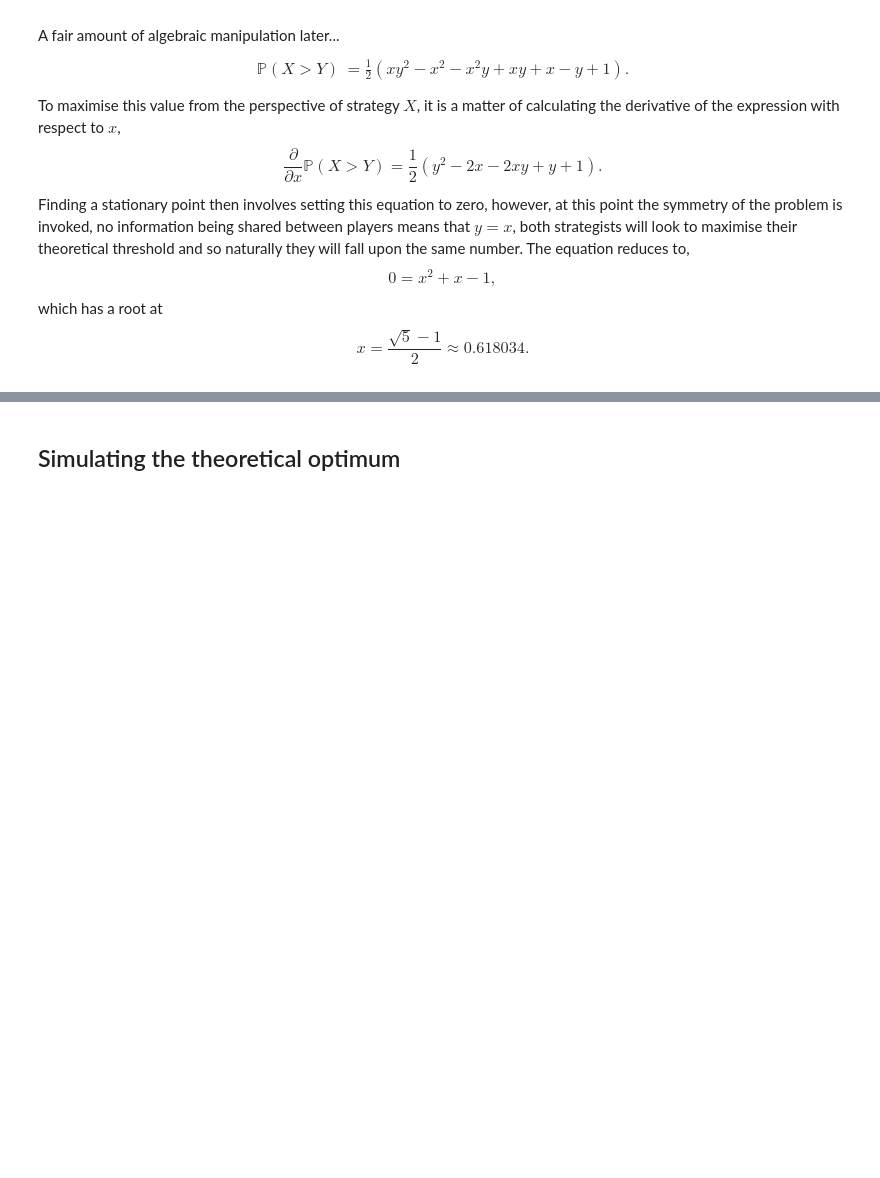
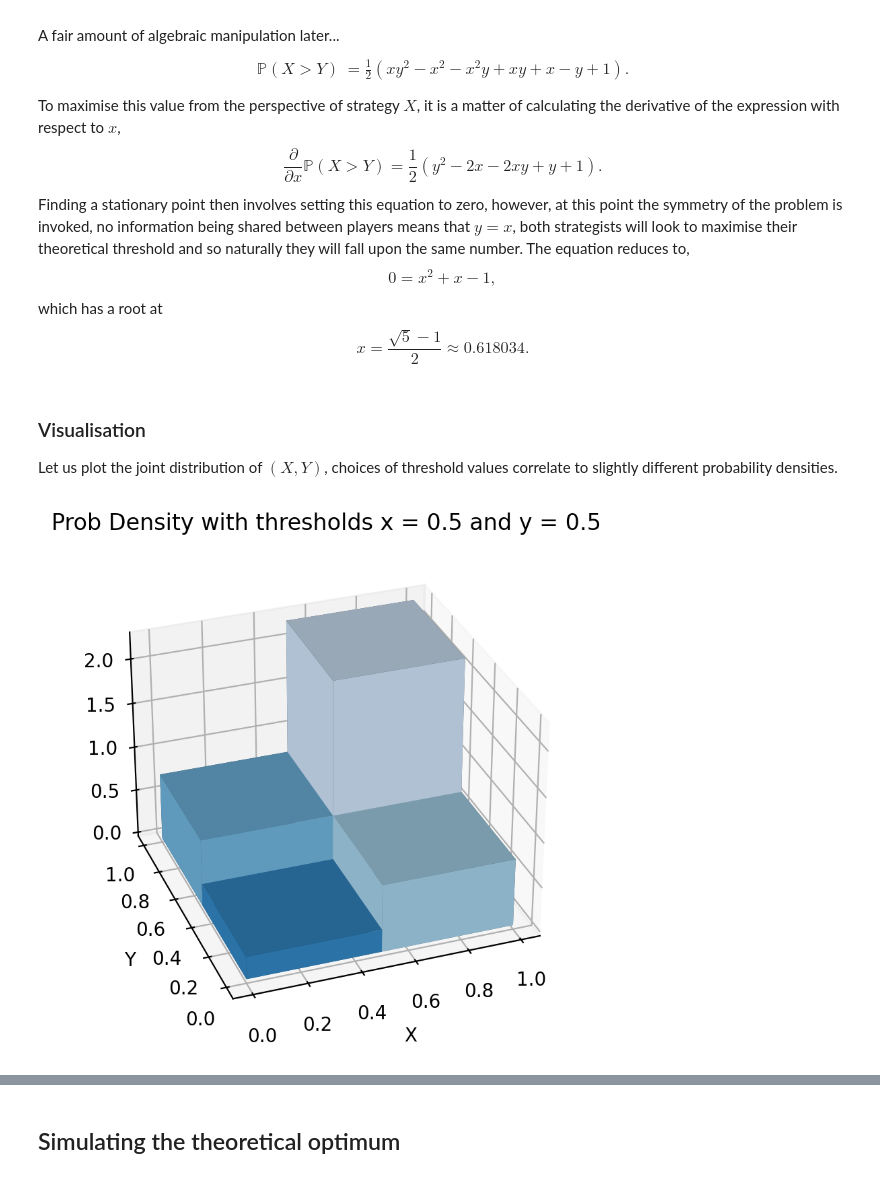
Before and after one commit to MoeK-S/ProbabilityNotes, a Jupyter notebook: Limitations_of_Expectation.ipynb, the cells around one changed output, grey strips where cells are left out. Saved outputs shown, nothing was run; the diff lists cells and outputs as text; code cells hidden in the pictures; blank space fills up the shorter version.

Commit message:
added visualisations to notes, needs matplotlib to run

```diff
--- a/Limitations_of_Expectation.ipynb
+++ b/Limitations_of_Expectation.ipynb
@@ -123,3 +126,47 @@ $$ \frac{\partial }{\partial x} \mathbb{P}(X > Y)= \frac{1}{2} (y^2 - 2x - 2xy +
 Finding a stationary point then involves setting this equation to zero, however, at this point the symmetry of the problem is invoked, no information being shared between players means that $y = x$, both strategists will look to maximise their theoretical threshold and so naturally they will fall upon the same number. The equation reduces to,
 $$ 0 = x^2 + x - 1, $$
 which has a root at $$ x = \frac{\sqrt{5} - 1}{2} \approx 0.618034.$$
+# %% [markdown]
+### Visualisation
+
+Let us plot the joint distribution of $(X, Y)$, choices of threshold values correlate to slightly different probability densities.
+# %%
+import matplotlib.pyplot as plt
+import numpy as np
+from matplotlib.patches import Polygon
+from matplotlib.patches import Circle, PathPatch
+import mpl_toolkits.mplot3d.art3d as art3d
+import matplotlib as mpl
+%matplotlib inline
+
+def visualise_joint_probability(xthreshold, ythreshold):
+    fig = plt.figure()
+    axis = fig.add_subplot(projection = '3d')
+
+    x = xthreshold
+    y = ythreshold
+
+    xcoord = [0, 0, x, x ]
+    ycoord = [0, y, 0, y ]
+    widthx = [x, x, 1-x, 1-x]
+    widthy = [ y, 1-y, y, 1-y]
+
+    bottom = [0, 0, 0, 0]
+    height = [x*y , x*(1+y), (1+x)*y, (1+x)*(1+y)]
+
+    colours = mpl.color_sequences['tab20c']
+
+    axis.bar3d(xcoord, ycoord, bottom, widthx, widthy, height, shade=True, color = colours[0:4])
+
+    axis.set_title(f'Prob Density with thresholds x = {x} and y = {y}')
+    axis.set_xlabel("X")
+    axis.set_ylabel("Y")
+
+    plt.rcParams["figure.dpi"] = 180
+    axis.view_init(azim = 250)
+    plt.show()
+
+
+visualise_joint_probability(0.5 , 0.5)
+# %% [output]
+[figure, added]
```
Also changed, not shown: parts of 8 cells of this notebook.
